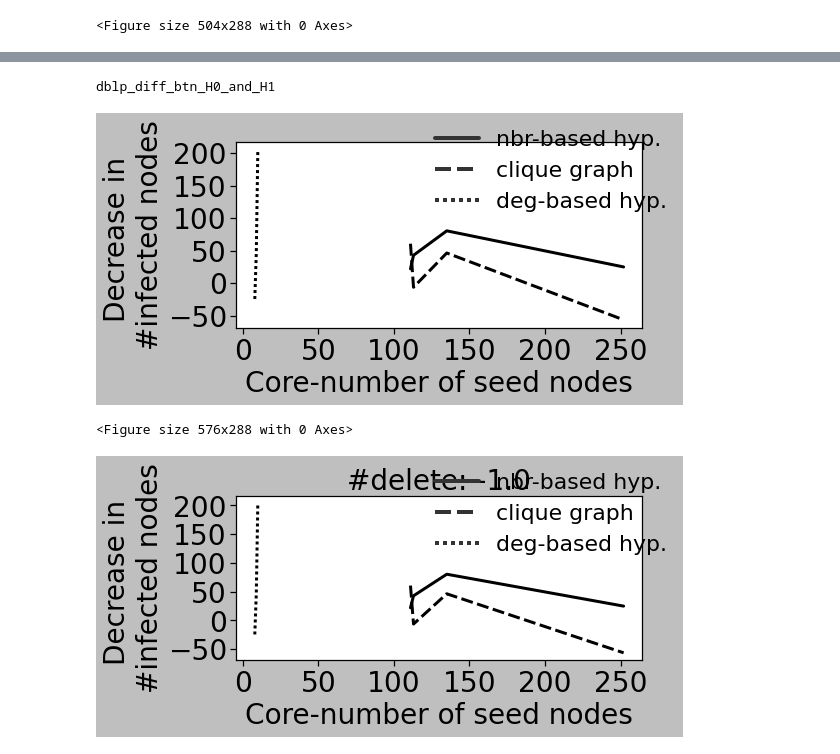
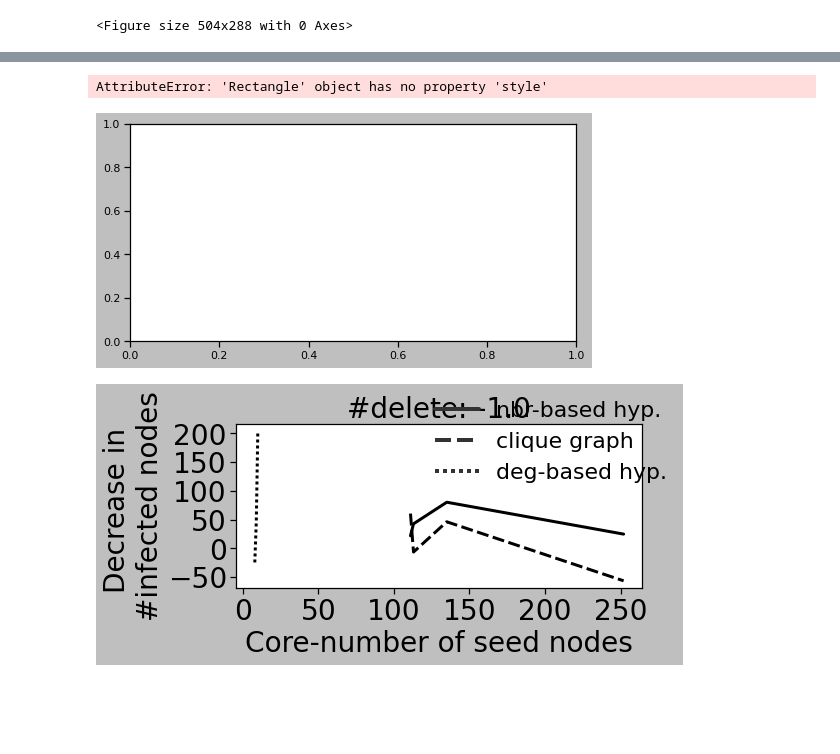
Before and after one commit to toggled/vldbsubmission, a Jupyter notebook: python_src/propagationPlots_bishwa.ipynb, the cells around one changed output, grey strips where cells are left out. Saved outputs shown, nothing was run; the diff lists cells and outputs as text; code cells hidden in the pictures; blank space fills up the shorter version.

```diff
--- a/python_src/propagationPlots_bishwa.ipynb
+++ b/python_src/propagationPlots_bishwa.ipynb
@@ -447,37 +447,36 @@ for key, item in df[df['intervention_results'].notnull()].groupby(group_list, as
 
     merged_df.drop(['infected_x', 'infected_y', 'hypergraph_x', 'hypergraph_y'], axis=1, inplace=True)
 
     # print(merged_df)
 
     if(df_plot is None):
         df_plot = merged_df.copy()
     else:
         df_plot = df_plot.append(merged_df,ignore_index=True)
 
 # print(df_plot.head(10))
-sns.lineplot(x = 'core number', y = 'infected difference', style='Decomposition', lw=lw, data=df_plot,style_order = order)
+sns.barplot(x = 'core number', y = 'infected difference', style='Decomposition', lw=lw, data=df_plot,style_order = order)
 plt.xlabel('Core-number of seed nodes', fontsize=fontsize)
 plt.ylabel("Decrease in \n#infected nodes", fontsize=fontsize)
 plt.xticks(fontsize=fontsize)
 plt.yticks(fontsize=fontsize)
 leg = plt.legend(loc="best", fontsize=fontsize-6,frameon=False,bbox_to_anchor=(0.44,0.52))
 for legobj in leg.legendHandles:
         legobj.set_linewidth(4.0)
 
 plt.tight_layout()
 filename = key[0] + "_diff_btn_H0_and_H1"
 if(save):
     plt.savefig(output_folder + filename + ".pdf")
     plt.show()
 else:
     print(filename)
     plt.show()
     # break
 plt.clf()
 # %% [output]
-dblp_diff_btn_H0_and_H1
+AttributeError: 'Rectangle' object has no property 'style'
-[figure, old version]
+[figure, new version]
-<Figure size 576x288 with 0 Axes>
 # %%
 import os
 import numpy as np
```
Also changed, not shown: parts of 20 cells of this notebook, 5 other files.
